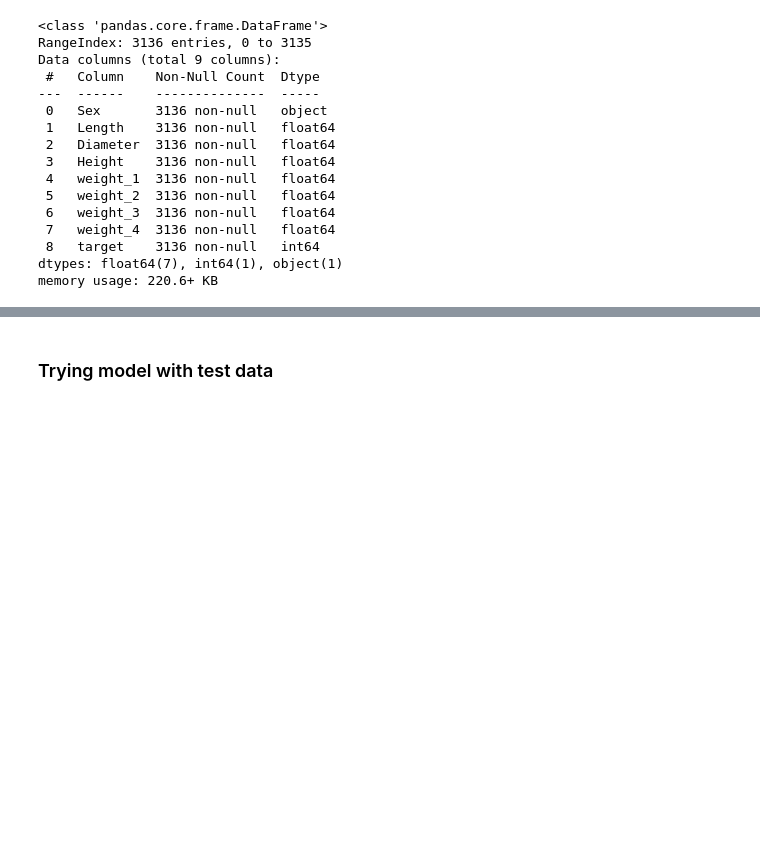
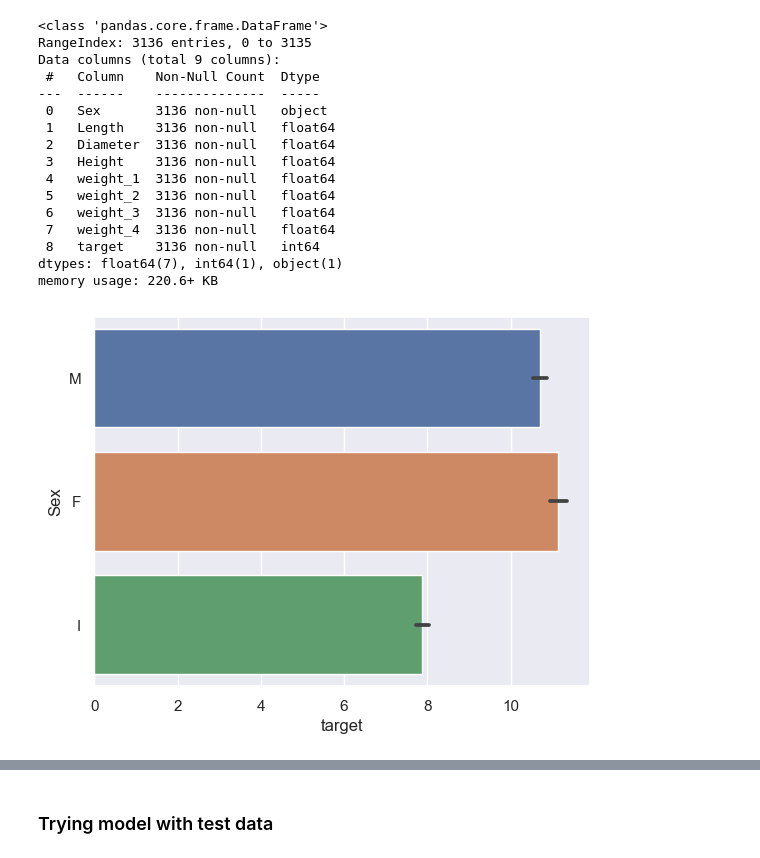
Before and after one commit to danorel/kma-ml-1, a Jupyter notebook: humanity.ipynb, the cells around one changed output, grey strips where cells are left out. Saved outputs shown, nothing was run; the diff lists cells and outputs as text; code cells hidden in the pictures; blank space fills up the shorter version.

```diff
--- a/humanity.ipynb
+++ b/humanity.ipynb
@@ -17,3 +21,6 @@ SUBMISSION_PATH = pl.Path(f"{DATASETS_DIR}/sample_submission.csv");
+# %%
+USE_PAIRPLOTS = False
+USE_BARPLOTS = True
 # %%
 df = pd.read_csv(TRAIN_PATH)
 # %% [markdown]
@@ -65,3 +72,12 @@ Data columns (total 9 columns):
  8   target    3136 non-null   int64
 dtypes: float64(7), int64(1), object(1)
 memory usage: 220.6+ KB
+# %%
+if USE_PAIRPLOTS:
+    sns.set()
+    sns.pairplot(df[['Length', 'Height', 'Diameter', 'weight_1', 'weight_2', 'weight_3', 'weight_4']], diag_kind="kde")
+# %%
+if USE_BARPLOTS:
+    sns.barplot(x=df['target'], y=df['Sex']);
+# %% [output]
+[figure, added]
```
Also changed, not shown: parts of 22 cells of this notebook, 4 other files.
